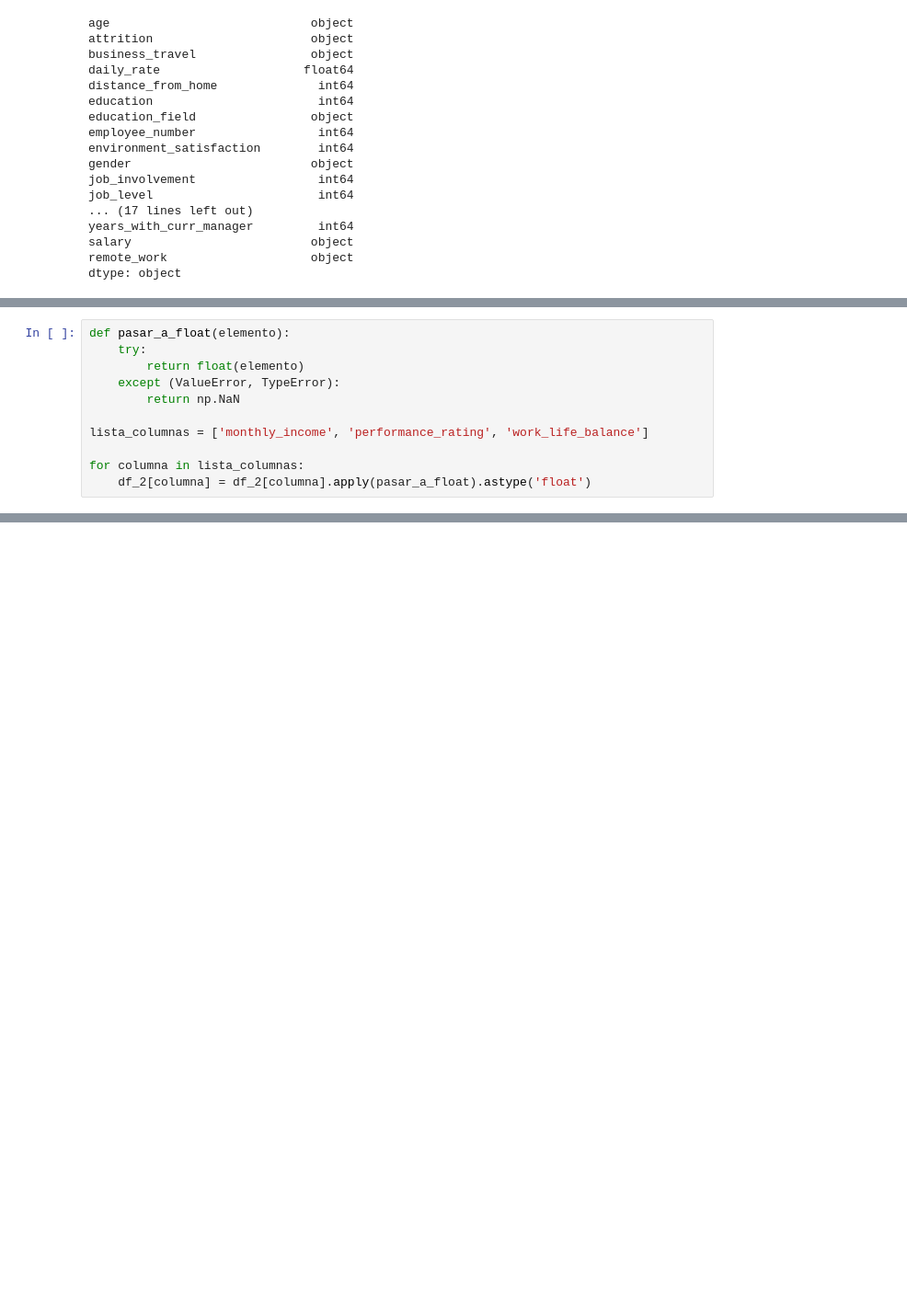
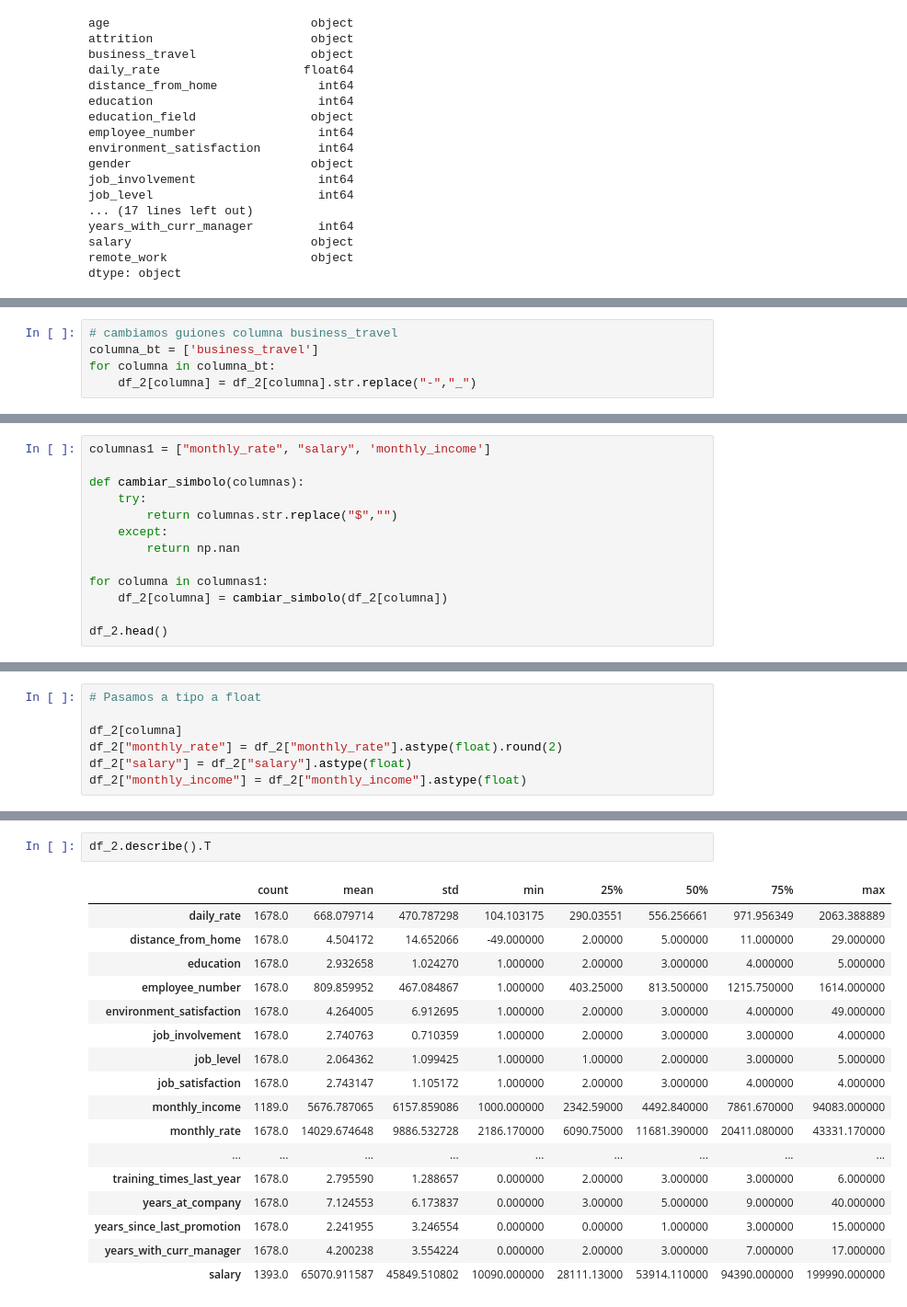
Before and after one commit to VeroSanchezO/proyecto-da-promo-k-modulo-3-team-5, a Jupyter notebook: Fase_2.ipynb, the cells around one changed output, grey strips where cells are left out. Shown at 92% size. Saved outputs shown, nothing was run; the diff lists cells and outputs as text; blank space fills up the shorter version.

```diff
--- a/Fase_2.ipynb
+++ b/Fase_2.ipynb
@@ -322,11 +303,5 @@ df_2['total_working_years'] = df_2['total_working_years'].astype(float)
-# %%
-def pasar_a_float(elemento):
-    try:
-        return float(elemento)
-    except (ValueError, TypeError):
-        return np.NaN
-
-lista_columnas = ['monthly_income', 'performance_rating', 'work_life_balance']
-
-for columna in lista_columnas:
-    df_2[columna] = df_2[columna].apply(pasar_a_float).astype('float')
+# %%
+# cambiamos guiones columna business_travel
+columna_bt = ['business_travel']
+for columna in columna_bt:
+    df_2[columna] = df_2[columna].str.replace("-","_")
@@ -332,0 +317,13 @@ for columna in lista_columnas:
+# %%
+columnas1 = ["monthly_rate", "salary", 'monthly_income']
+
+def cambiar_simbolo(columnas):
+    try:
+        return columnas.str.replace("$","")
+    except:
+        return np.nan
+
+for columna in columnas1:
+    df_2[columna] = cambiar_simbolo(df_2[columna])
+
+df_2.head()
@@ -332,0 +337,7 @@ for columna in lista_columnas:
+# %%
+# Pasamos a tipo a float
+
+df_2[columna]
+df_2["monthly_rate"] = df_2["monthly_rate"].astype(float).round(2)
+df_2["salary"] = df_2["salary"].astype(float)
+df_2["monthly_income"] = df_2["monthly_income"].astype(float)
@@ -332,0 +373,20 @@ for columna in lista_columnas:
+# %%
+df_2.describe().T
+# %% [output]
+|  | count | mean | std | min | 25% | 50% | 75% | max |
+| daily_rate | 1678.0 | 668.079714 | 470.787298 | 104.103175 | 290.03551 | 556.256661 | 971.956349 | 2063.388889 |
+| distance_from_home | 1678.0 | 4.504172 | 14.652066 | -49.000000 | 2.00000 | 5.000000 | 11.000000 | 29.000000 |
+| education | 1678.0 | 2.932658 | 1.024270 | 1.000000 | 2.00000 | 3.000000 | 4.000000 | 5.000000 |
+| employee_number | 1678.0 | 809.859952 | 467.084867 | 1.000000 | 403.25000 | 813.500000 | 1215.750000 | 1614.000000 |
+| environment_satisfaction | 1678.0 | 4.264005 | 6.912695 | 1.000000 | 2.00000 | 3.000000 | 4.000000 | 49.000000 |
+| job_involvement | 1678.0 | 2.740763 | 0.710359 | 1.000000 | 2.00000 | 3.000000 | 3.000000 | 4.000000 |
+| job_level | 1678.0 | 2.064362 | 1.099425 | 1.000000 | 1.00000 | 2.000000 | 3.000000 | 5.000000 |
+| job_satisfaction | 1678.0 | 2.743147 | 1.105172 | 1.000000 | 2.00000 | 3.000000 | 4.000000 | 4.000000 |
+| monthly_income | 1189.0 | 5676.787065 | 6157.859086 | 1000.000000 | 2342.59000 | 4492.840000 | 7861.670000 | 94083.000000 |
+| monthly_rate | 1678.0 | 14029.674648 | 9886.532728 | 2186.170000 | 6090.75000 | 11681.390000 | 20411.080000 | 43331.170000 |
+| ... | ... | ... | ... | ... | ... | ... | ... | ... |
+| training_times_last_year | 1678.0 | 2.795590 | 1.288657 | 0.000000 | 2.00000 | 3.000000 | 3.000000 | 6.000000 |
+| years_at_company | 1678.0 | 7.124553 | 6.173837 | 0.000000 | 3.00000 | 5.000000 | 9.000000 | 40.000000 |
+| years_since_last_promotion | 1678.0 | 2.241955 | 3.246554 | 0.000000 | 0.00000 | 1.000000 | 3.000000 | 15.000000 |
+| years_with_curr_manager | 1678.0 | 4.200238 | 3.554224 | 0.000000 | 2.00000 | 3.000000 | 7.000000 | 17.000000 |
+| salary | 1393.0 | 65070.911587 | 45849.510802 | 10090.000000 | 28111.13000 | 53914.110000 | 94390.000000 | 199990.000000 |
```
Also changed, not shown: parts of 14 cells of this notebook.
